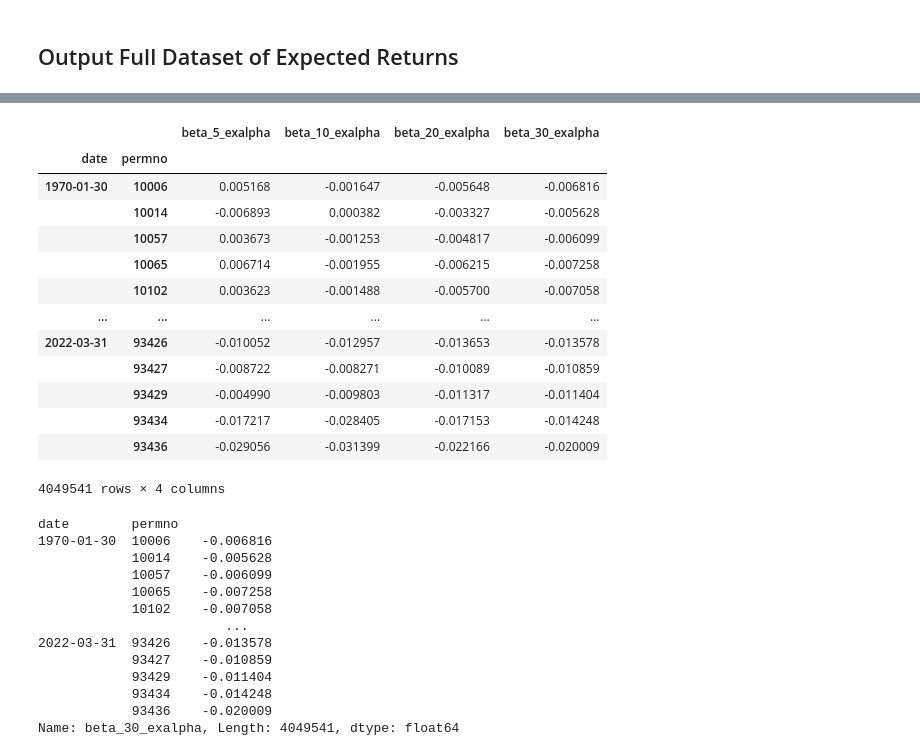
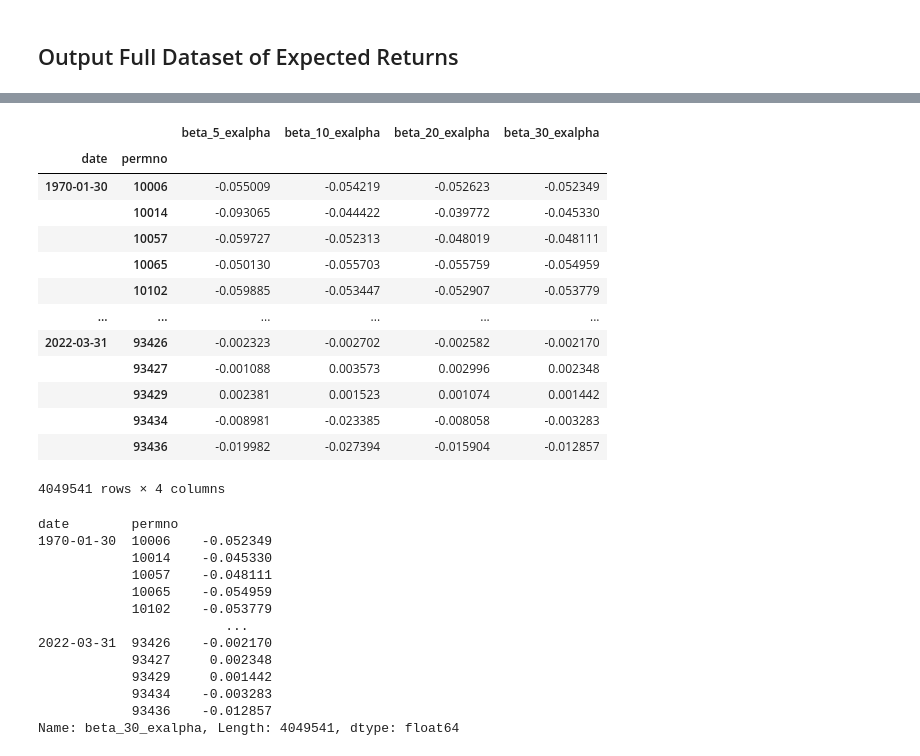
Before and after one commit to LakshaySapra/BettingAgainstBeta, a Jupyter notebook: BAB_ExpectedReturns.ipynb, the cells around one changed output, grey strips where cells are left out. Saved outputs shown, nothing was run; the diff lists cells and outputs as text; code cells hidden in the pictures.

```diff
--- a/BAB_ExpectedReturns.ipynb
+++ b/BAB_ExpectedReturns.ipynb
@@ -99,35 +99,41 @@ def z_score(beta,clip=None,iqr=False):
 ## Train
 # %%
 reg_results = dict(zip(['beta_5_lag','beta_10_lag','beta_20_lag','beta_30_lag'],[[] for i in range(4)]))
+date_idx = df_train.index.get_level_values('date').unique()
 
-for i,date in tqdm(enumerate(df_train.index.get_level_values('date').unique())):
+for i,date in tqdm(enumerate(date_idx[:-1])):
     if i<=60:
         continue
     X = df_train.loc[date,['beta_5_lag','beta_10_lag','beta_20_lag','beta_30_lag']].dropna()
     y = df_train.loc[date,'spec_ret'].dropna()
+    y_next = df_train.loc[date_idx[i+1],'spec_ret'].dropna()
     # X,y = X.align(y,join='inner',axis=0)
     for col in ['beta_5_lag','beta_10_lag','beta_20_lag','beta_30_lag']:
         cur_X = X[[col]]
-        # cur_X = cur_X.clip(-3,4)
+        cur_X = cur_X.clip(-5,6)
         cur_X= shrink_beta(cur_X)
         # cur_X = sigmoid_beta(cur_X)
-        cur_X= z_score(cur_X,clip=(-5,5),iqr=False)
+        cur_X= z_score(cur_X,clip=None,iqr=False)
         # cur_X = cur_X.rank(axis=0,numeric_only=True,pct=True,ascending=True)
 
         cur_X,cur_y = cur_X.align(y,join='inner',axis=0)
         # cur_y=y
 
 
-        # res = sm.OLS(cur_y,sm.add_constant(cur_X)).fit()
-        res = sm.RLM(cur_y,sm.add_constant(cur_X), M=sm.robust.norms.HuberT()).fit(scale_est=sm.robust.scale.HuberScale())
-        y_pred = res.predict(sm.add_constant(cur_X))
+        res = sm.OLS(cur_y,sm.add_constant(cur_X)).fit()
+        # res = sm.RLM(cur_y,sm.add_constant(cur_X), M=sm.robust.norms.HuberT()).fit(scale_est=sm.robust.scale.HuberScale())
+        cur_y_pred = res.predict(sm.add_constant(cur_X))
+
+        cur_y_pred_next, cur_y_next = cur_y_pred.align(y_next,join='inner',axis=0)
+
         # display(res.summary())
         res_ser = pd.Series({
             "const": res.params.const,
             "coef": res.params[col],
             "t_stat": res.tvalues[col],
             # "r2": res.rsquared
-            "r2": 1 - np.var(cur_y-y_pred)/np.var(cur_y)
+            "r2": 1 - np.var(cur_y-cur_y_pred)/np.var(cur_y),
+            "r2_oos": 1 - np.var(cur_y_next-cur_y_pred_next)/np.var(cur_y_next),
         },name=date)
         reg_results[col].append(res_ser)
 # %%
@@ -175,10 +203,10 @@ for i,date in tqdm(enumerate(df_output.index.get_level_values('date').unique()))
     # X,y = X.align(y,join='inner',axis=0)
     for col in ['beta_5_lag','beta_10_lag','beta_20_lag','beta_30_lag']:
         cur_X = X[[col]]
-        # cur_X = cur_X.clip(-3,4)
+        cur_X = cur_X.clip(-5,6)
         cur_X= shrink_beta(cur_X)
         # cur_X = sigmoid_beta(cur_X)
-        cur_X= z_score(cur_X,clip=(-5,5),iqr=False)
+        # cur_X= z_score(cur_X,clip=None,iqr=False)
         # cur_X = cur_X.rank(axis=0,numeric_only=True,pct=True,ascending=True)
 
         cur_X,cur_y = cur_X.align(y,join='inner',axis=0)
@@ -198,10 +226,13 @@ for i,date in tqdm(enumerate(df_output.index.get_level_values('date').unique()))
         },name=date)
         reg_results[col].append(res_ser)
 # %%
-lst = []
+lst,lst2 = [],[]
 for col in ['beta_5_lag','beta_10_lag','beta_20_lag','beta_30_lag']:
     lst.append(pd.DataFrame(reg_results[col])['coef'].ewm(36).mean().rename(col+"_coef"))
+    lst2.append(pd.DataFrame(reg_results[col])['const'].ewm(36).mean().rename(col+"_const"))
 coef_df = pd.concat(lst,axis=1)
+const_df = pd.concat(lst2,axis=1)
+
 coef_df
 # %% [output]
 |  | beta_5_lag_coef | beta_10_lag_coef | beta_20_lag_coef | beta_30_lag_coef |
@@ -220,48 +262,49 @@ coef_df
 # %%
 ex_returns_lst = []
 for i,date in tqdm(enumerate(df_output.index.get_level_values('date').unique())):
     X = df_output.loc[date,['beta_5','beta_10','beta_20','beta_30']].dropna()
     coef = coef_df.loc[date]
+    const = const_df.loc[date]
     concat_lst = []
     for col in ['beta_5','beta_10','beta_20','beta_30']:
-        concat_lst.append((X[col]*coef[col+"_lag_coef"]).rename(col+"_exalpha"))
+        concat_lst.append((X[col]*coef[col+"_lag_coef"] + const[col+"_lag_const"]).rename(col+"_exalpha"))
     ex_returns = pd.concat(concat_lst,axis=1)
     ex_returns['date'] = date
     ex_returns = ex_returns.set_index('date',append=True).reorder_levels([1,0])
     ex_returns_lst.append(ex_returns)
 ex_returns_df = pd.concat(ex_returns_lst,axis=0)
 ex_returns_df
 # %% [output]
 |  |  | beta_5_exalpha | beta_10_exalpha | beta_20_exalpha | beta_30_exalpha |
 | date | permno |  |  |  |  |
-| 1970-01-30 | 10006 | 0.005168 | -0.001647 | -0.005648 | -0.006816 |
-|  | 10014 | -0.006893 | 0.000382 | -0.003327 | -0.005628 |
-|  | 10057 | 0.003673 | -0.001253 | -0.004817 | -0.006099 |
-|  | 10065 | 0.006714 | -0.001955 | -0.006215 | -0.007258 |
-|  | 10102 | 0.003623 | -0.001488 | -0.005700 | -0.007058 |
+| 1970-01-30 | 10006 | -0.055009 | -0.054219 | -0.052623 | -0.052349 |
+|  | 10014 | -0.093065 | -0.044422 | -0.039772 | -0.045330 |
+|  | 10057 | -0.059727 | -0.052313 | -0.048019 | -0.048111 |
+|  | 10065 | -0.050130 | -0.055703 | -0.055759 | -0.054959 |
+|  | 10102 | -0.059885 | -0.053447 | -0.052907 | -0.053779 |
 | ... | ... | ... | ... | ... | ... |
-| 2022-03-31 | 93426 | -0.010052 | -0.012957 | -0.013653 | -0.013578 |
-|  | 93427 | -0.008722 | -0.008271 | -0.010089 | -0.010859 |
-|  | 93429 | -0.004990 | -0.009803 | -0.011317 | -0.011404 |
-|  | 93434 | -0.017217 | -0.028405 | -0.017153 | -0.014248 |
-|  | 93436 | -0.029056 | -0.031399 | -0.022166 | -0.020009 |
+| 2022-03-31 | 93426 | -0.002323 | -0.002702 | -0.002582 | -0.002170 |
+|  | 93427 | -0.001088 | 0.003573 | 0.002996 | 0.002348 |
+|  | 93429 | 0.002381 | 0.001523 | 0.001074 | 0.001442 |
+|  | 93434 | -0.008981 | -0.023385 | -0.008058 | -0.003283 |
+|  | 93436 | -0.019982 | -0.027394 | -0.015904 | -0.012857 |
 4049541 rows × 4 columns
 # %%
 ex_returns_df_traded_dt = ex_returns_df['beta_30_exalpha']#.unstack().shift(1).stack()
 ex_returns_df_traded_dt
 # %% [output]
 date        permno
-1970-01-30  10006    -0.006816
-            10014    -0.005628
-            10057    -0.006099
-            10065    -0.007258
-            10102    -0.007058
+1970-01-30  10006    -0.052349
+            10014    -0.045330
+            10057    -0.048111
+            10065    -0.054959
+            10102    -0.053779
                         ...
-2022-03-31  93426    -0.013578
-            93427    -0.010859
-            93429    -0.011404
-            93434    -0.014248
-            93436    -0.020009
+2022-03-31  93426    -0.002170
+            93427     0.002348
+            93429     0.001442
+            93434    -0.003283
+            93436    -0.012857
 Name: beta_30_exalpha, Length: 4049541, dtype: float64
 # %%
 ex_returns_df_traded_dt.to_pickle('data/exalpha_beta_30.pkl')
```
Also changed, not shown: parts of 8 cells of this notebook, 2 other files.
